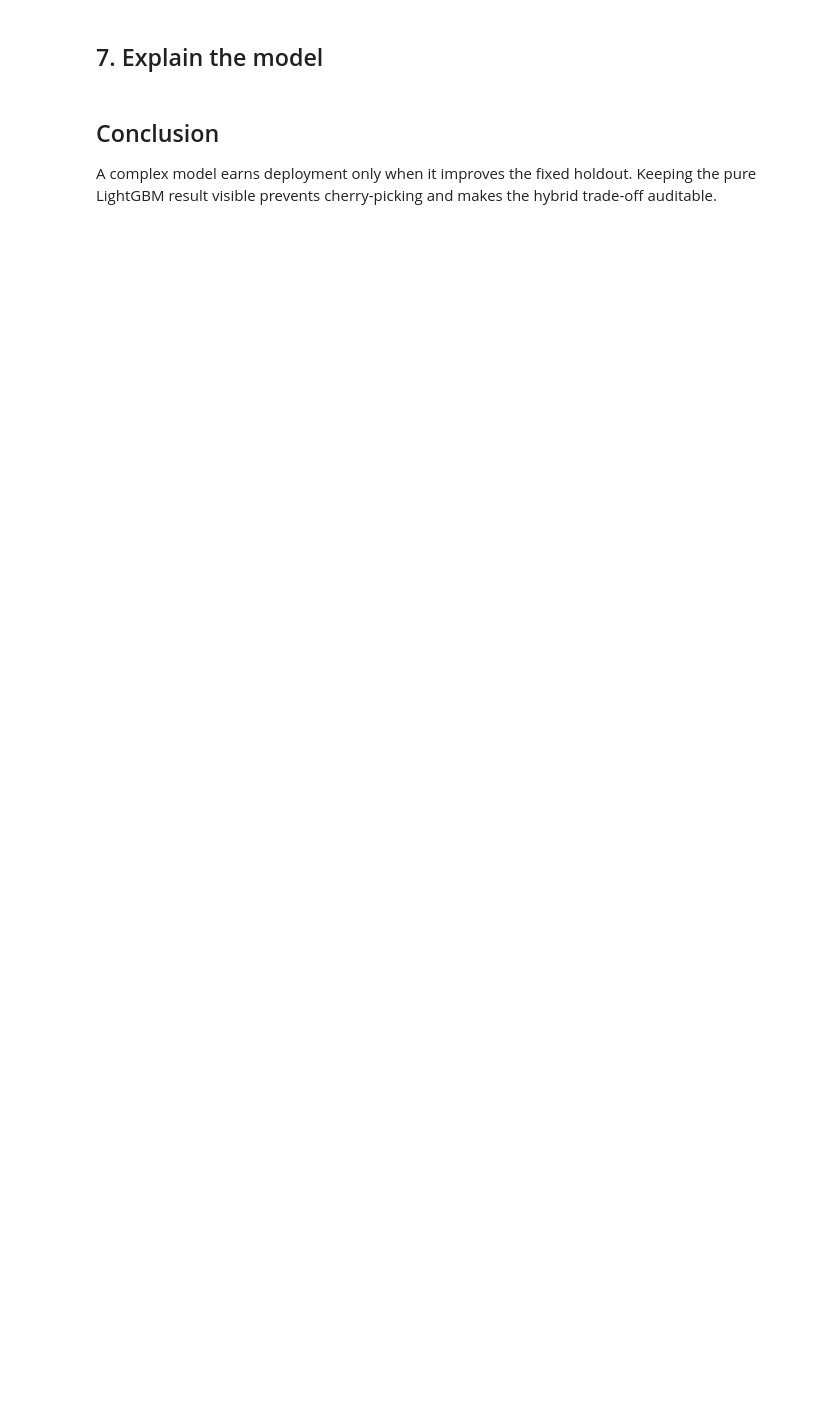
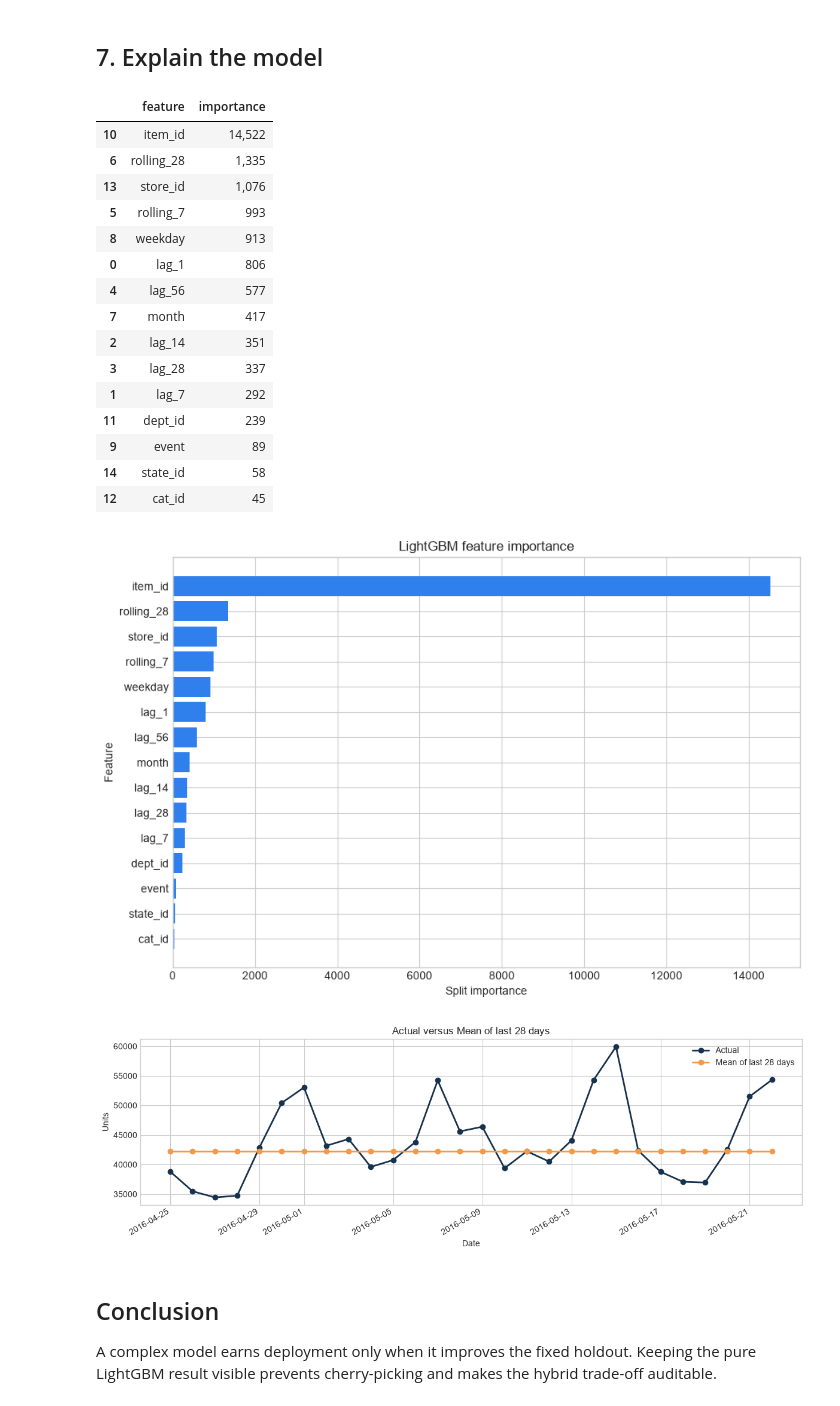
Before and after one commit to ericmavigo/retail-demand-forecasting, a Jupyter notebook: notebooks/03_lightgbm_forecasting.ipynb, the cells around one changed output. Saved outputs shown, nothing was run; the diff lists cells and outputs as text; code cells hidden in the pictures; blank space fills up the shorter version.

```diff
--- a/notebooks/03_lightgbm_forecasting.ipynb
+++ b/notebooks/03_lightgbm_forecasting.ipynb
@@ -164,16 +182,49 @@ px.bar(metrics.sort_values('WAPE', ascending=False), x='WAPE', y='model', orient
 ## 7. Explain the model
 # %%
 importance = pd.DataFrame({'feature': model.feature_name_, 'importance': model.feature_importances_}).sort_values('importance', ascending=False)
-px.bar(importance.sort_values('importance'), x='importance', y='feature', orientation='h', title='LightGBM feature importance').show()
+display(importance.style.format({'importance': '{:,.0f}'}))
+
+ordered = importance.sort_values('importance')
+fig, ax = plt.subplots(figsize=(9, 6))
+ax.barh(ordered.feature, ordered.importance, color=COLORS['blue'])
+ax.set(title='LightGBM feature importance', xlabel='Split importance', ylabel='Feature')
+fig.tight_layout()
+plt.show()
 
 best_name = metrics.iloc[0].model
 best = candidates[best_name]
 forecast_daily = pd.DataFrame({
     'date': calendar_days.loc[TRAIN_END:, 'date'].to_numpy(),
     'actual': actual.sum(axis=0),
     'forecast': best.sum(axis=0),
 })
-px.line(forecast_daily, x='date', y=['actual', 'forecast'], markers=True, title=f'Actual versus {best_name}').show()
+fig, ax = plt.subplots(figsize=(12, 4))
+ax.plot(forecast_daily.date, forecast_daily.actual, marker='o', linewidth=2, label='Actual', color=COLORS['navy'])
+ax.plot(forecast_daily.date, forecast_daily.forecast, marker='o', linewidth=2, label=best_name, color=COLORS['orange'])
+ax.set(title=f'Actual versus {best_name}', xlabel='Date', ylabel='Units')
+ax.legend(frameon=False)
+fig.autofmt_xdate()
+fig.tight_layout()
+plt.show()
+# %% [output]
+|  | feature | importance |
+| 10 | item_id | 14,522 |
+| 6 | rolling_28 | 1,335 |
+| 13 | store_id | 1,076 |
+| 5 | rolling_7 | 993 |
+| 8 | weekday | 913 |
+| 0 | lag_1 | 806 |
+| 4 | lag_56 | 577 |
+| 7 | month | 417 |
+| 2 | lag_14 | 351 |
+| 3 | lag_28 | 337 |
+| 1 | lag_7 | 292 |
+| 11 | dept_id | 239 |
+| 9 | event | 89 |
+| 14 | state_id | 58 |
+| 12 | cat_id | 45 |
+[figure, added]
+[figure, added]
 # %% [markdown]
 ## Conclusion
 A complex model earns deployment only when it improves the fixed holdout. Keeping the pure LightGBM result visible prevents cherry-picking and makes the hybrid trade-off auditable.
```
Also changed, not shown: parts of 3 cells of this notebook, 4 other files.
